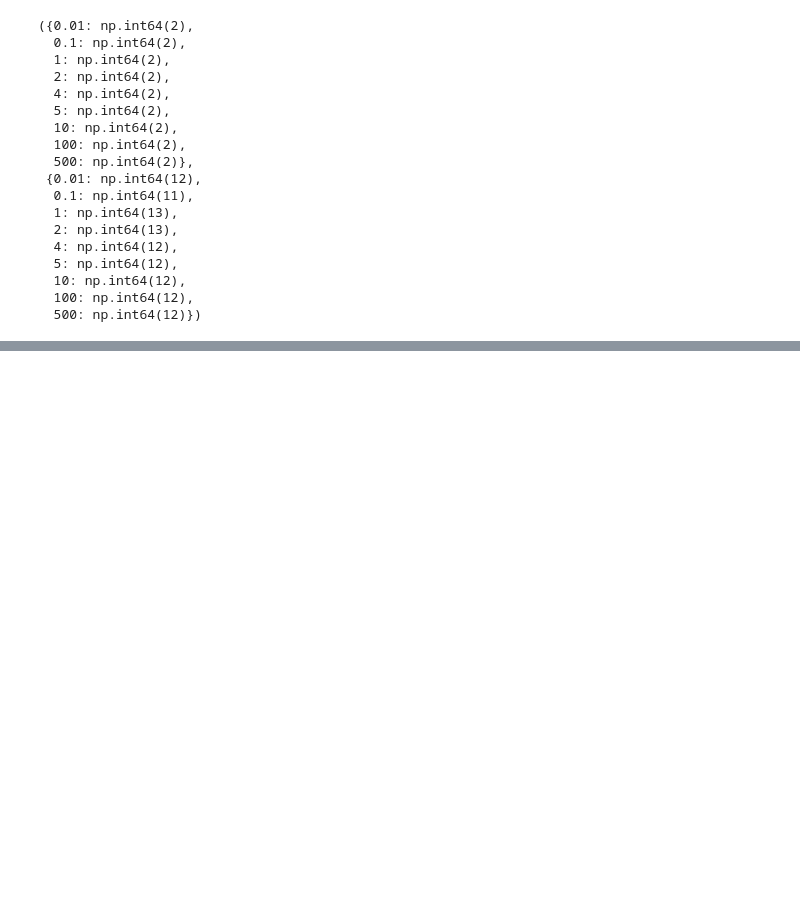
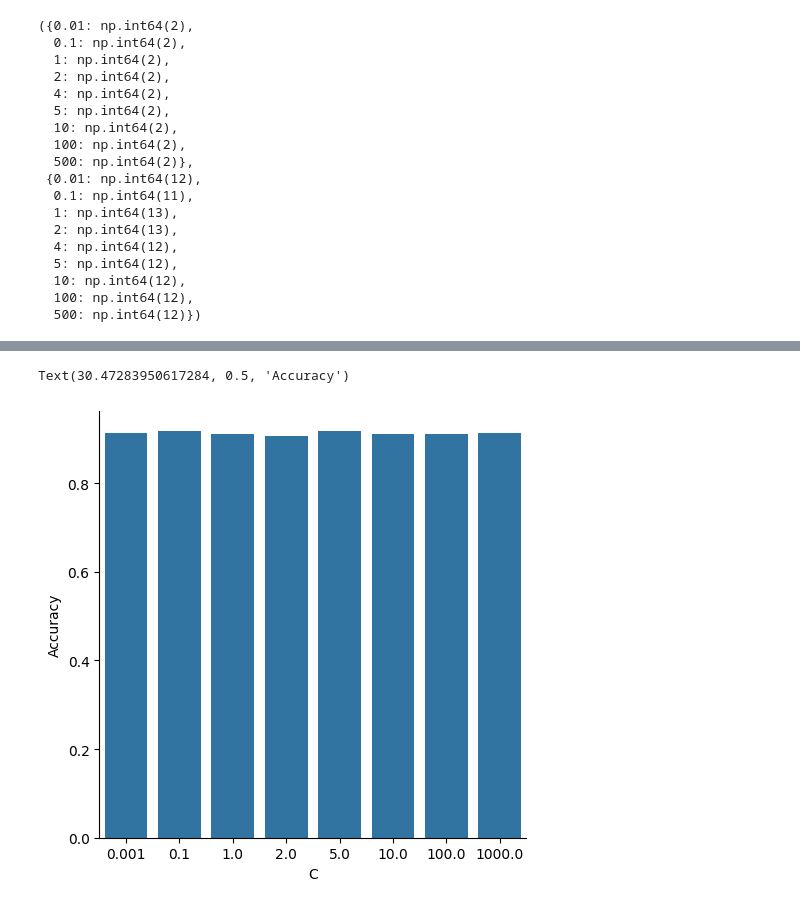
Before and after one commit to chuancao26/islp, a Jupyter notebook: exercicesSVM.ipynb, the cells around one changed output, grey strips where cells are left out. Drawn from its saved outputs; the diff is of its cells as text; code cells hidden in the pictures; blank space fills up the shorter version.

```diff
--- a/exercicesSVM.ipynb
+++ b/exercicesSVM.ipynb
@@ -523,0 +544,3 @@ missed_test, missed_train
+# %%
+y = np.where(auto["mpg"] > auto["mpg"].median(), 1, 0)
+y
@@ -523,0 +570,18 @@ missed_test, missed_train
+# %%
+X = auto.drop(columns=["mpg"])
+X_train, X_test, y_train, y_test = skm.train_test_split(X,
+                                                        y,
+                                                        test_size=.2,
+                                                        random_state=42)
+# %%
+kfold = skm.KFold(5,
+                  shuffle=True,
+                  random_state=42)
+
+params = {"C": [0.001, .1 , 1, 2, 5, 10, 100, 1000]}
+
+grid = skm.GridSearchCV(SVC(kernel="linear"),
+                        params,
+                        scoring="accuracy",
+                        cv=kfold)
+grid.fit(X_train, y_train)
@@ -523,0 +608,3 @@ missed_test, missed_train
+# %%
+results = pd.DataFrame(grid.cv_results_)[["param_C", "mean_test_score"]]
+results
@@ -523,0 +621,7 @@ missed_test, missed_train
+# %%
+sns.catplot(x=results["param_C"], y=results["mean_test_score"], kind="bar")
+plt.xlabel("C")
+plt.ylabel("Accuracy")
+# %% [output]
+Text(30.47283950617284, 0.5, 'Accuracy')
+[figure, added]
```
Also changed, not shown: parts of 19 cells of this notebook.
